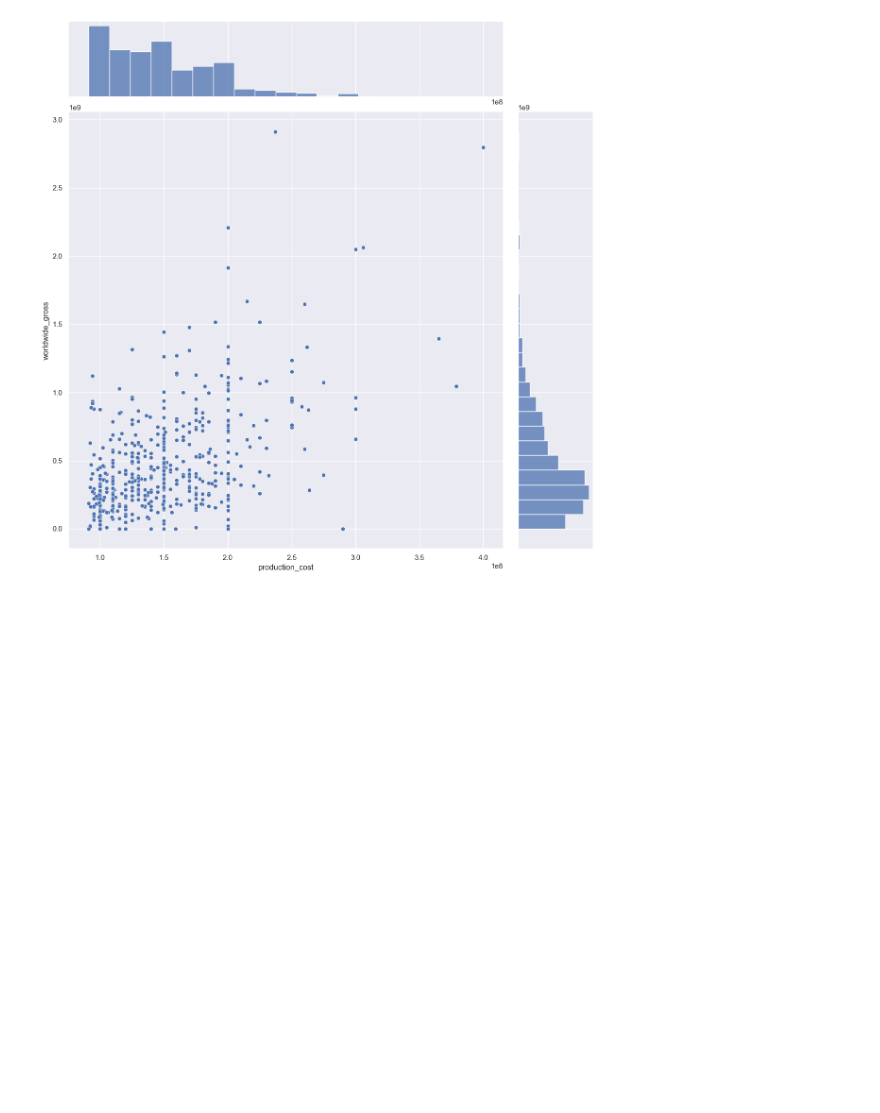
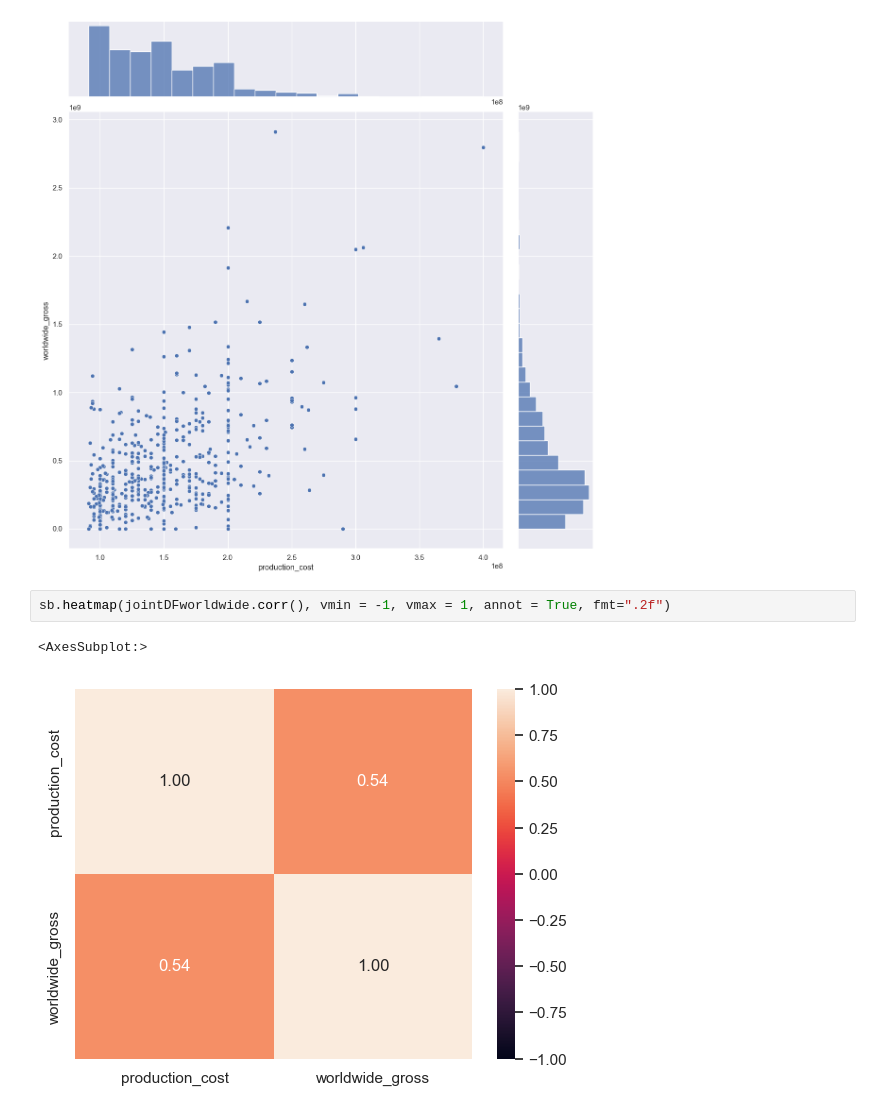
Before and after one commit to emonemoboiii/SC1015-Project-C126-Team1, a Jupyter notebook: Predicting Movie Budget Project.ipynb, the cells around one changed output. Drawn from its saved outputs; the diff is of its cells as text; blank space fills up the shorter version.

```diff
--- a/Predicting Movie Budget Project.ipynb
+++ b/Predicting Movie Budget Project.ipynb
@@ -97,4 +127,9 @@ jointDFworldwide.corr()
 | production_cost | 1.000000 | 0.537454 |
 | worldwide_gross | 0.537454 | 1.000000 |
 [figure]
+# %%
+sb.heatmap(jointDFworldwide.corr(), vmin = -1, vmax = 1, annot = True, fmt=".2f")
+# %% [output]
+<AxesSubplot:>
+[figure, added]
 # %%
```
Also changed, not shown: parts of 18 cells of this notebook.
